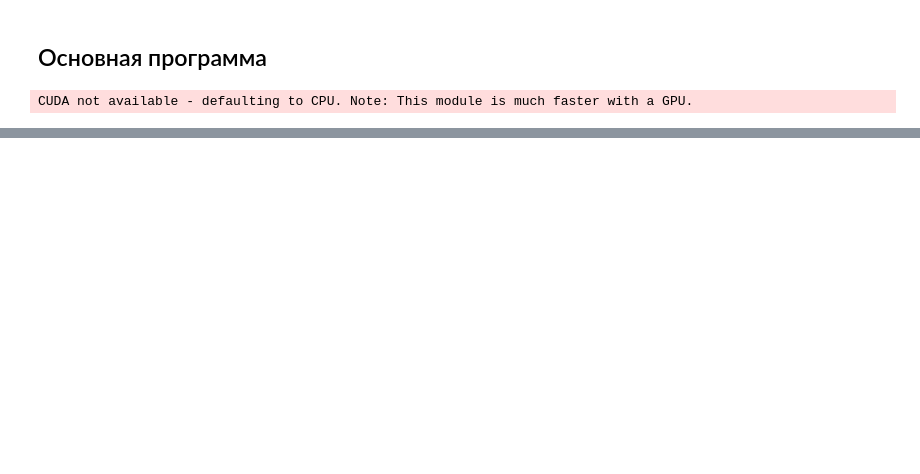
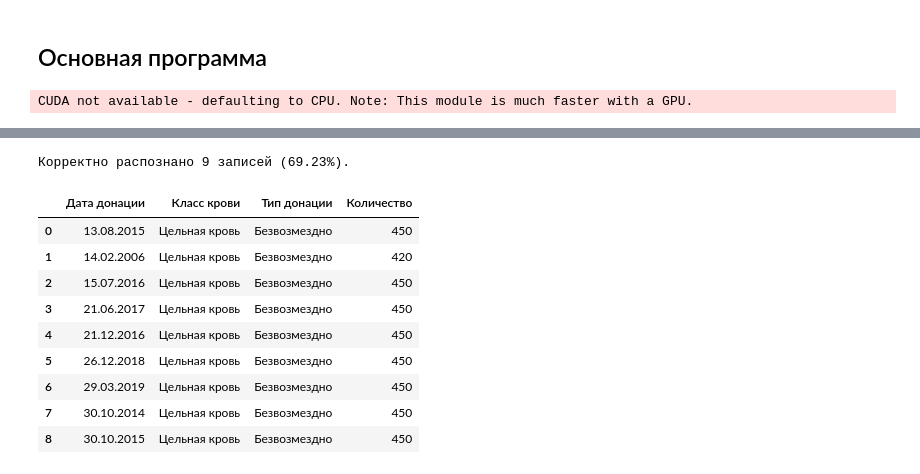
Before and after one commit to yazon315/Seekers-OCR, a Jupyter notebook: main.ipynb, the cells around one changed output, grey strips where cells are left out. Cells and saved outputs as stored; diff of their text form; code cells hidden in the pictures; blank space fills up the shorter version.

```diff
--- a/main.ipynb
+++ b/main.ipynb
@@ -330,0 +361,27 @@ for i in range(len(files_jpg)):
+# %%
+# сравнение датасетов с распозными и проверочными данными
+
+df_rezult = pd.DataFrame(columns=['Дата донации', 'Класс крови', 'Тип донации', 'Количество'])
+df.columns = ['Дата донации', 'Класс крови', 'Тип донации', 'Количество']
+
+count_string = 0
+for i in range(df.shape[0]):
+    for j in range(df_test.shape[0]):
+        if (df.iloc[i,0:3] == df_test.iloc[j,0:3]).all():
+            count_string += 1
+            df_rezult = pd.concat([df_rezult, df.iloc[i,:].to_frame().T], ignore_index=True)
+
+print(f'Корректно распознано {count_string} записей ({(count_string *100 / df_test.shape[0]):0.2f}%).')
+display(df_rezult.sort_values(by='Дата донации').reset_index(drop=1))
+# %% [output]
+Корректно распознано 9 записей (69.23%).
+|  | Дата донации | Класс крови | Тип донации | Количество |
+| 0 | 13.08.2015 | Цельная кровь | Безвозмездно | 450 |
+| 1 | 14.02.2006 | Цельная кровь | Безвозмездно | 420 |
+| 2 | 15.07.2016 | Цельная кровь | Безвозмездно | 450 |
+| 3 | 21.06.2017 | Цельная кровь | Безвозмездно | 450 |
+| 4 | 21.12.2016 | Цельная кровь | Безвозмездно | 450 |
+| 5 | 26.12.2018 | Цельная кровь | Безвозмездно | 450 |
+| 6 | 29.03.2019 | Цельная кровь | Безвозмездно | 450 |
+| 7 | 30.10.2014 | Цельная кровь | Безвозмездно | 450 |
+| 8 | 30.10.2015 | Цельная кровь | Безвозмездно | 450 |
```
Also changed, not shown: parts of 12 cells of this notebook.
